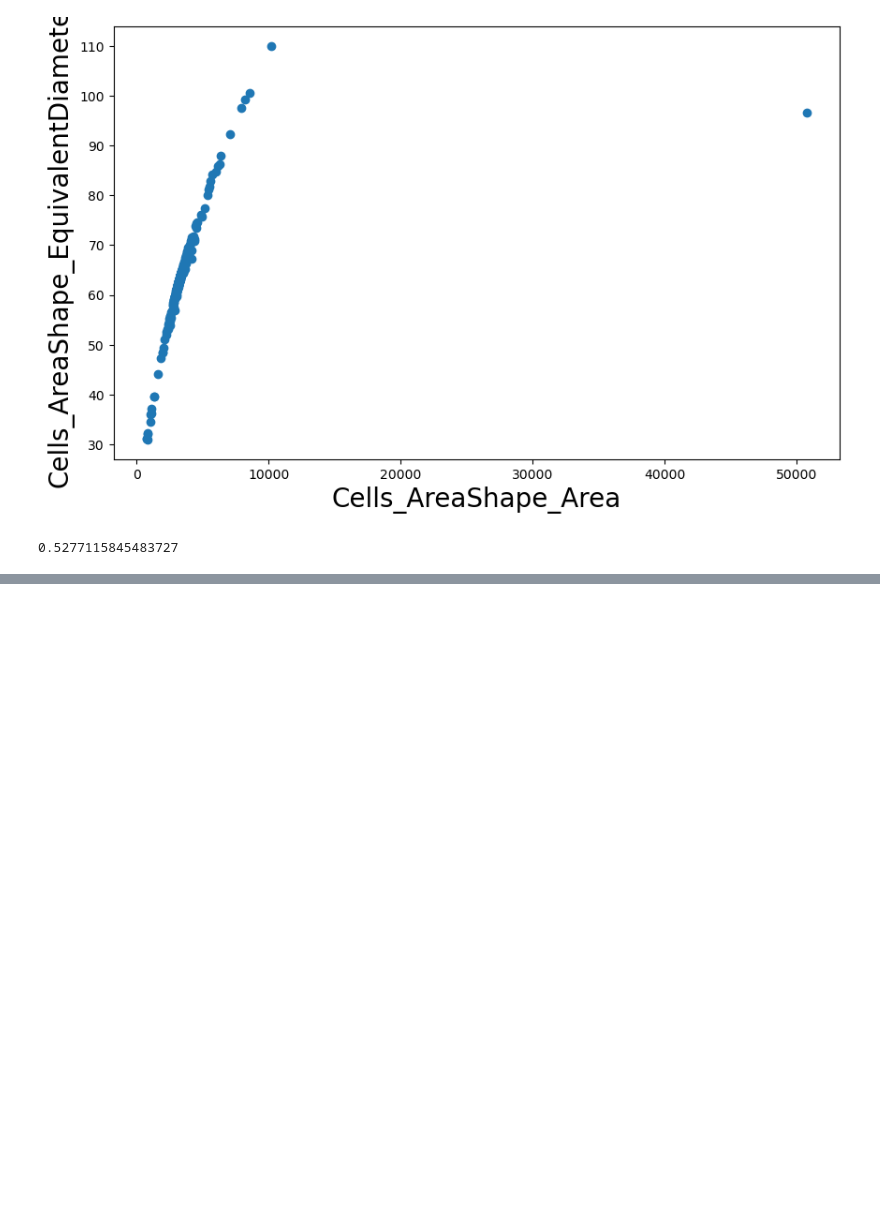
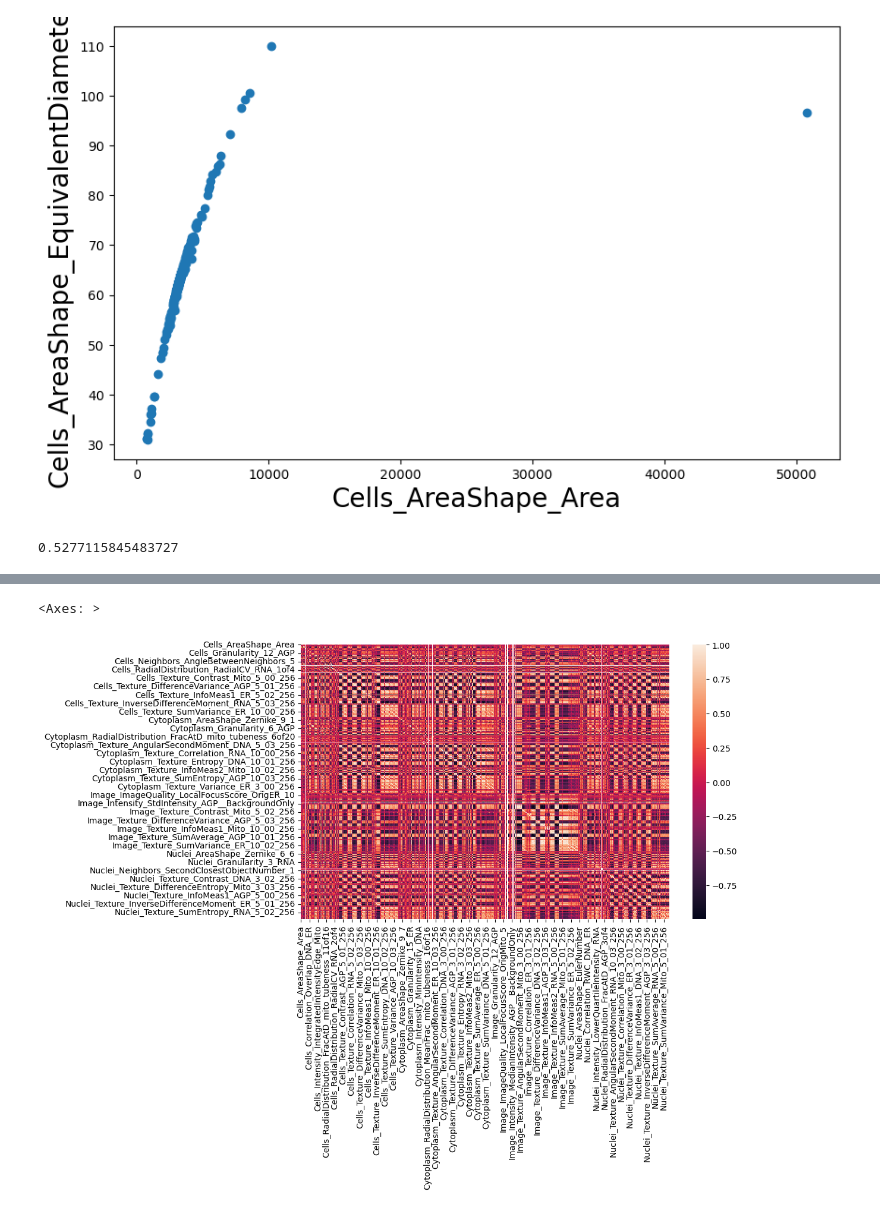
Before and after one commit to seprosperi/Capstone-Team-D-JUMP-Data-Analysis, a Jupyter notebook: Test_Parquet_Loading.ipynb, the cells around one changed output, grey strips where cells are left out. Saved outputs shown, nothing was run; the diff lists cells and outputs as text; code cells hidden in the pictures; blank space fills up the shorter version.

```diff
--- a/Test_Parquet_Loading.ipynb
+++ b/Test_Parquet_Loading.ipynb
@@ -160,3 +160,9 @@ corr3=data[headers[3]].corr(data[headers[13]])
 print(corr3) #ok so area and equiv_diameter are pretty strontly correlated?
 # %% [output]
 0.5277115845483727
+# %%
+data_numerical=data._get_numeric_data() #removing columns that have non quantitiative data
+
+corr_all=data_numerical.corr() #correlating all remaining columns
+
+print(corr_all)
@@ -162,0 +187,7 @@ print(corr3) #ok so area and equiv_diameter are pretty strontly correlated?
+# %%
+import seaborn as sns #idk what this does but stack overflow said to use it
+
+sns.heatmap(corr_all) #correlation between all numerical columns
+# %% [output]
+<Axes: >
+[figure, added]
```
Also changed, not shown: parts of 1 cell of this notebook.
